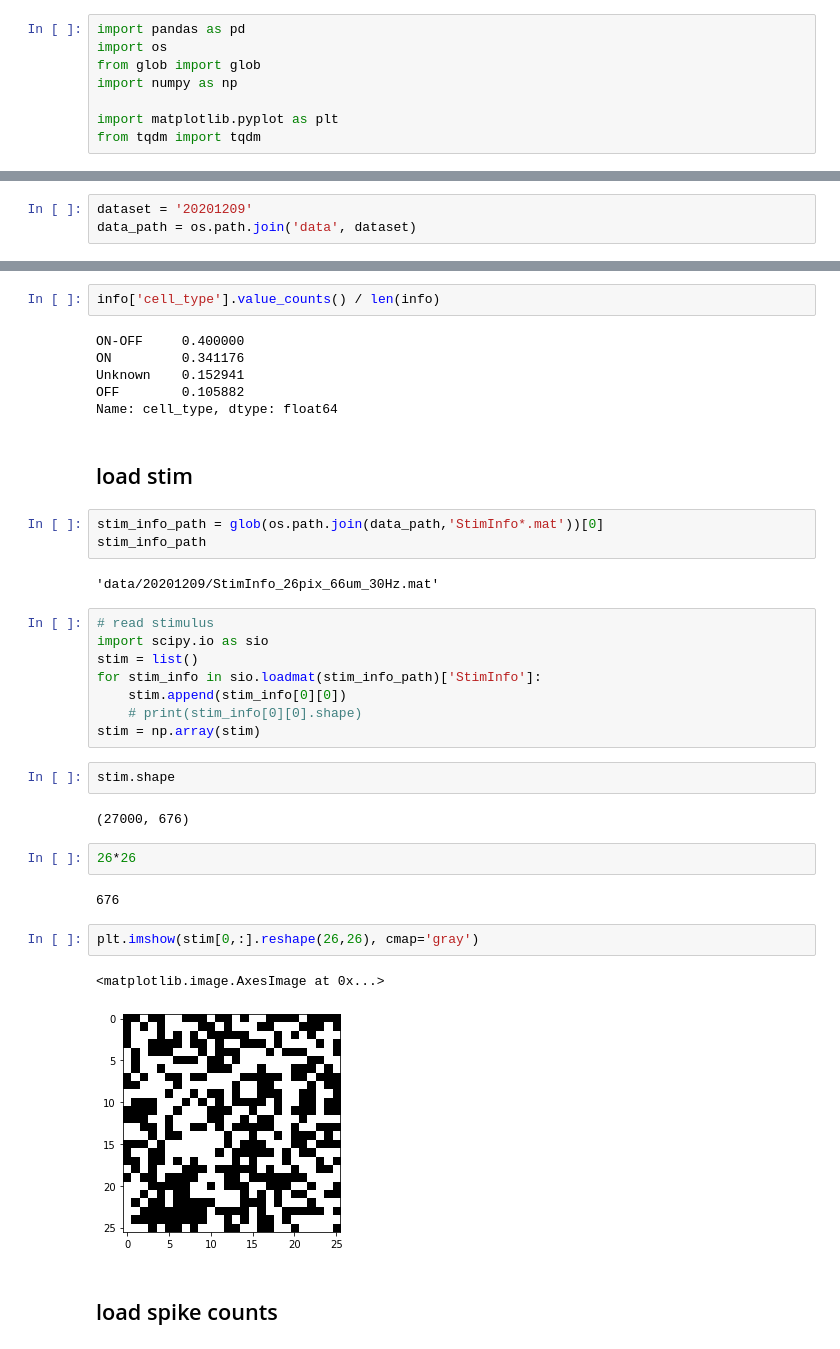
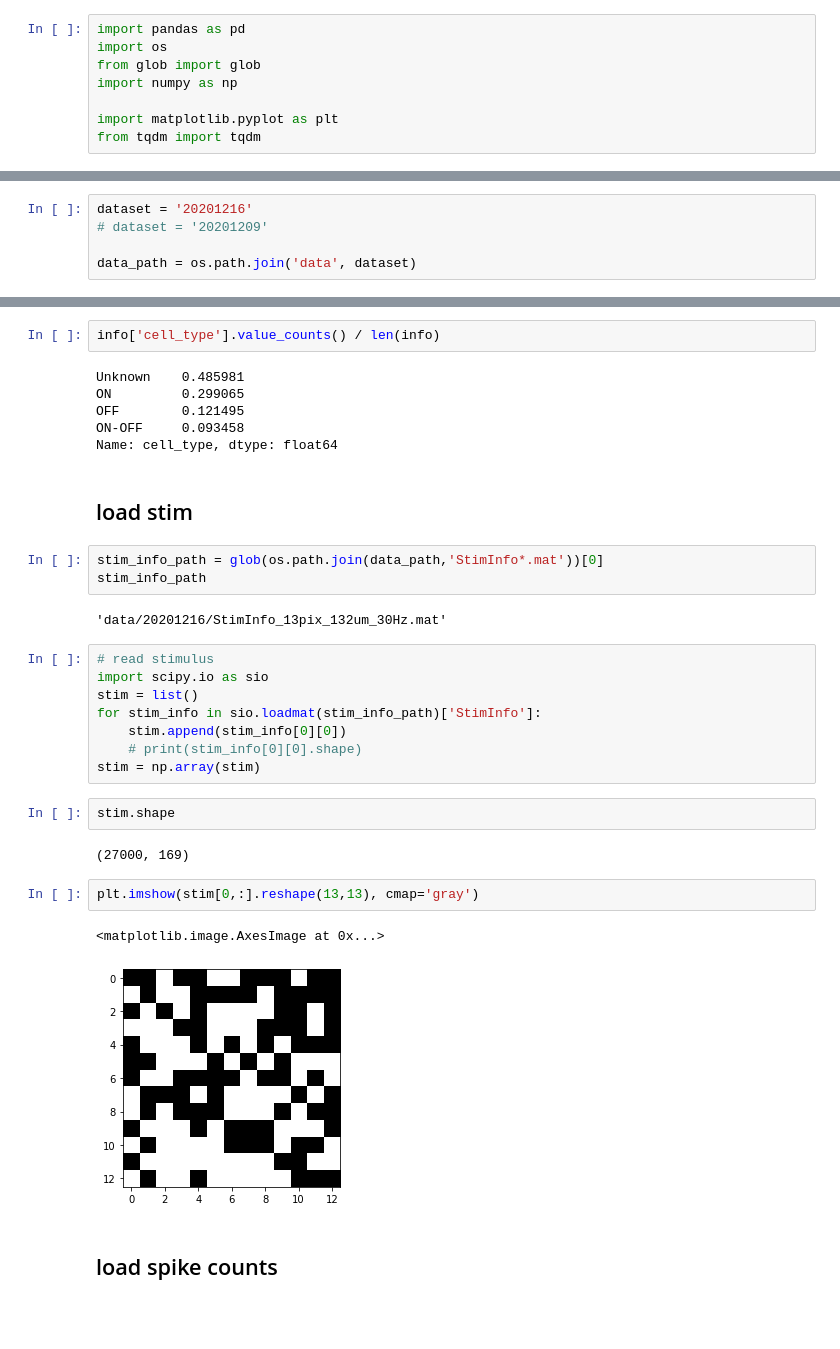
Before and after one commit to ys7yoo/retina_info, a Jupyter notebook: load_mat.ipynb, the cells around one changed output, grey strips where cells are left out. Drawn from its saved outputs; the diff is of its cells as text; blank space fills up the shorter version.

Commit message:
updated for 13x13 dataset (20201216)

```diff
--- a/load_mat.ipynb
+++ b/load_mat.ipynb
@@ -11,5 +14,7 @@ from tqdm import tqdm
 # %%
-dataset = '20201209'
+dataset = '20201216'
+# dataset = '20201209'
+
 data_path = os.path.join('data', dataset)
 # %%
 # read the csv file
@@ -35,10 +40,10 @@ info
 # %%
 info['cell_type'].value_counts() / len(info)
 # %% [output]
-ON-OFF     0.400000
-ON         0.341176
-Unknown    0.152941
-OFF        0.105882
+Unknown    0.485981
+ON         0.299065
+OFF        0.121495
+ON-OFF     0.093458
 Name: cell_type, dtype: float64
 # %% [markdown]
 ## load stim
@@ -46,7 +51,7 @@ Name: cell_type, dtype: float64
 stim_info_path = glob(os.path.join(data_path,'StimInfo*.mat'))[0]
 stim_info_path
 # %% [output]
-'data/20201209/StimInfo_26pix_66um_30Hz.mat'
+'data/20201216/StimInfo_13pix_132um_30Hz.mat'
 # %%
 # read stimulus
 import scipy.io as sio
@@ -58,16 +63,12 @@ stim = np.array(stim)
 # %%
 stim.shape
 # %% [output]
-(27000, 676)
+(27000, 169)
-# %%
-26*26
-# %% [output]
-676
 # %%
-plt.imshow(stim[0,:].reshape(26,26), cmap='gray')
+plt.imshow(stim[0,:].reshape(13,13), cmap='gray')
 # %% [output]
 <matplotlib.image.AxesImage at 0x...>
-[figure, old version]
+[figure, new version]
 # %% [markdown]
 ## load spike counts
 # %%
```
Also changed, not shown: parts of 5 cells of this notebook, 2 other files.
